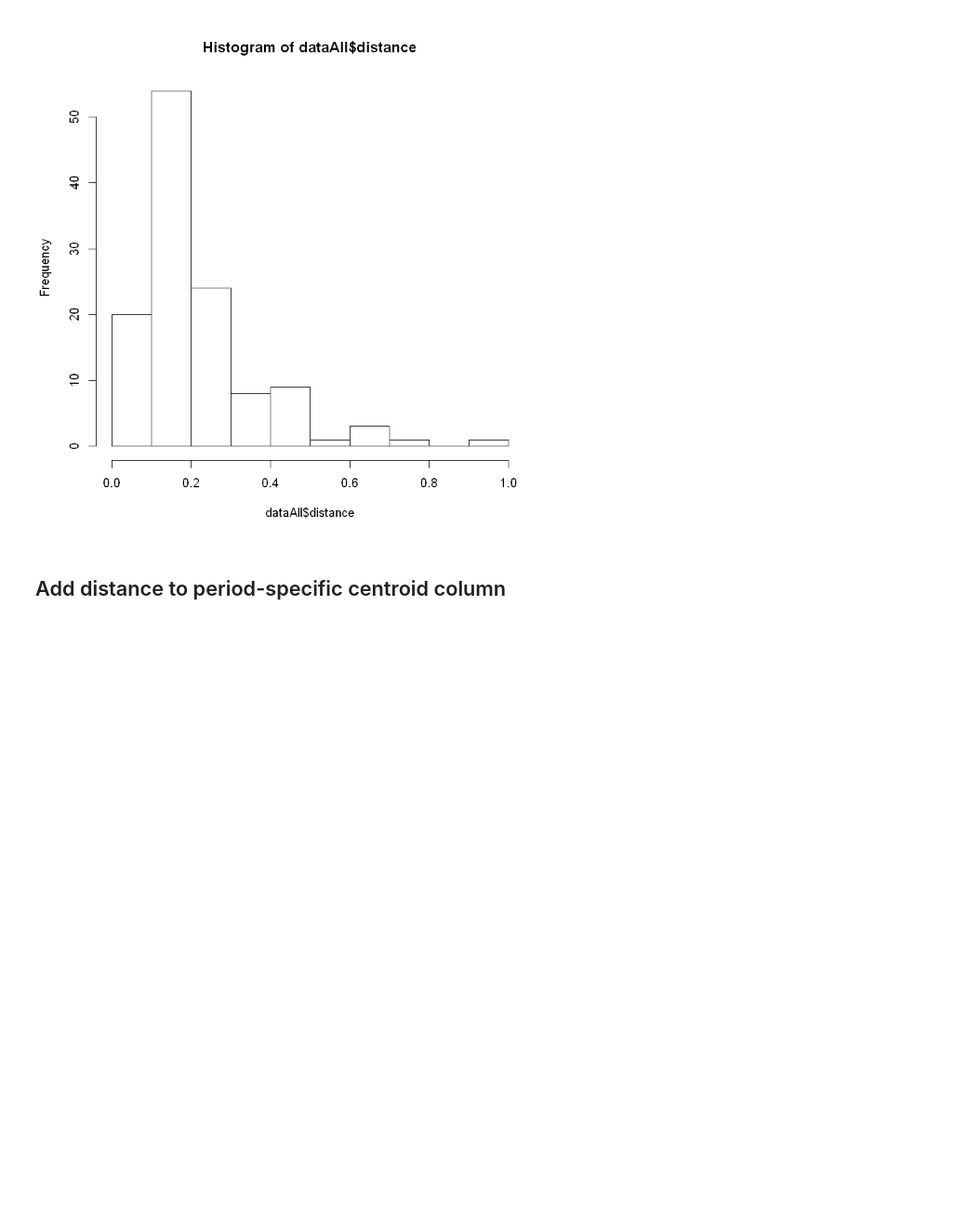
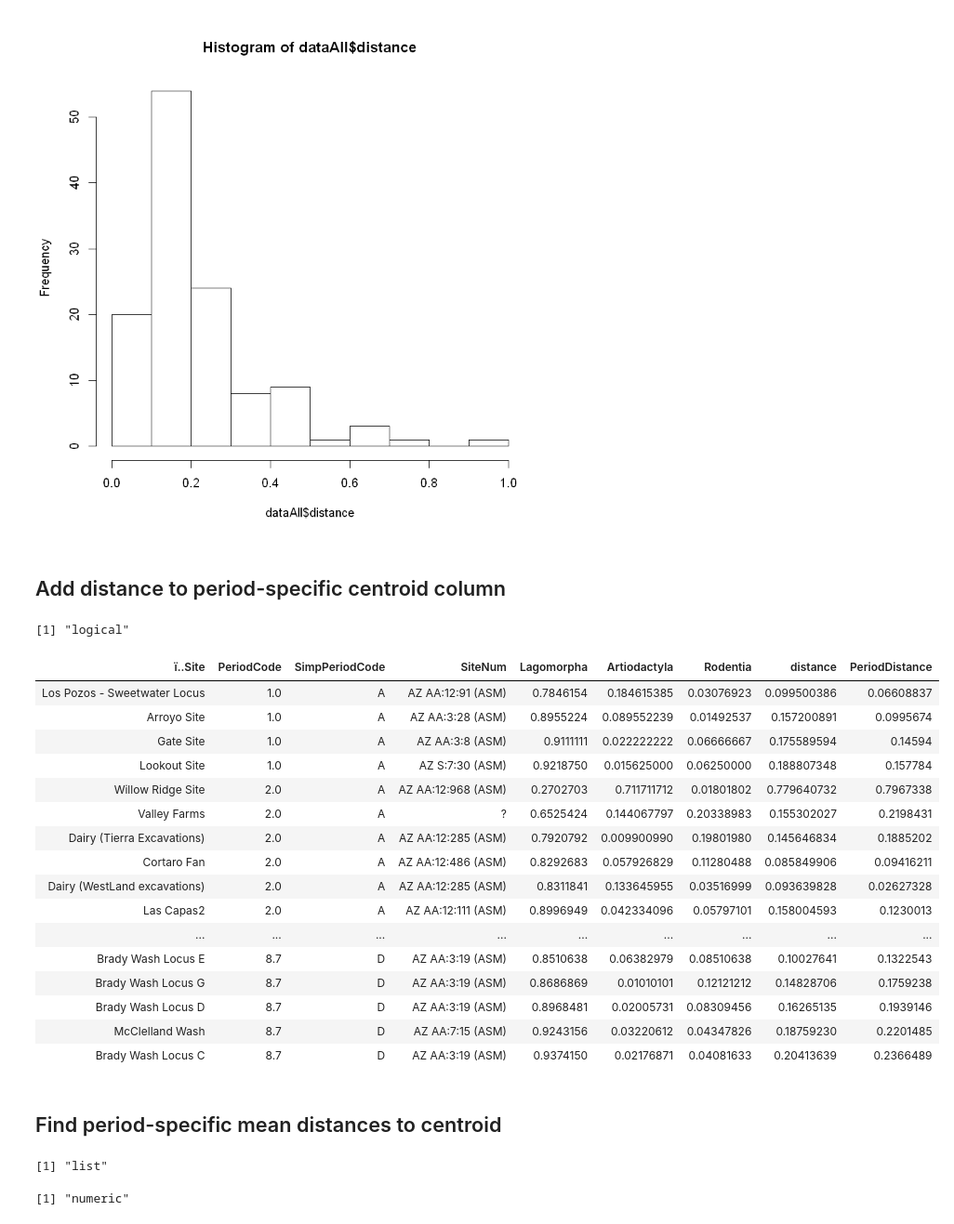
Before and after one commit to josephbeaver/TernaryEuclidean, a Jupyter notebook: Hohokam Data Analysis.ipynb, the cells around one changed output. Shown at 93% size. Cells and saved outputs as stored; diff of their text form; code cells hidden in the pictures; blank space fills up the shorter version.

```diff
--- a/Hohokam Data Analysis.ipynb
+++ b/Hohokam Data Analysis.ipynb
@@ -178,0 +156,51 @@ hist(dataAll$distance)
+# %%
+dataAll[, "PeriodDistance"] <- NA
+class(dataAll$PeriodDistance)
+# %% [output]
+[1] "logical"
+# %%
+distance3D <- function(a, b)
+{
+    sqrt((a[1] - b[1])^2 + (a[2] - b[2])^2 + (a[3] - b[3])^2)
+}
+# %%
+# This is a bit hacky. Seems like there ought to be a straightforward way to simply
+# add this as a calculated column, but I can't get it to work
+troika <- c("Lagomorpha", "Artiodactyla", "Rodentia")
+for (i in 1:nrow(dataAll))
+{
+    if (is.na(dataAll$SimpPeriodCode[i] ))
+    {
+        dataAll$PeriodDistance[i] <- NA
+    } else
+    {
+        periodIndex <- which(c("A", "B", "C", "D") == dataAll$SimpPeriodCode[i])[[1]]
+        dataAll$PeriodDistance[i] <- distance3D(dfCentroids[periodIndex, troika], dataAll[i, troika])
+    }
+}
+# %%
+dataAll
+# %% [output]
+| ï..Site | PeriodCode | SimpPeriodCode | SiteNum | Lagomorpha | Artiodactyla | Rodentia | distance | PeriodDistance |
+| Los Pozos - Sweetwater Locus | 1.0 | A | AZ AA:12:91 (ASM) | 0.7846154 | 0.184615385 | 0.03076923 | 0.099500386 | 0.06608837 |
+| Arroyo Site | 1.0 | A | AZ AA:3:28 (ASM) | 0.8955224 | 0.089552239 | 0.01492537 | 0.157200891 | 0.0995674 |
+| Gate Site | 1.0 | A | AZ AA:3:8 (ASM) | 0.9111111 | 0.022222222 | 0.06666667 | 0.175589594 | 0.14594 |
+| Lookout Site | 1.0 | A | AZ S:7:30 (ASM) | 0.9218750 | 0.015625000 | 0.06250000 | 0.188807348 | 0.157784 |
+| Willow Ridge Site | 2.0 | A | AZ AA:12:968 (ASM) | 0.2702703 | 0.711711712 | 0.01801802 | 0.779640732 | 0.7967338 |
+| Valley Farms | 2.0 | A | ? | 0.6525424 | 0.144067797 | 0.20338983 | 0.155302027 | 0.2198431 |
+| Dairy (Tierra Excavations) | 2.0 | A | AZ AA:12:285 (ASM) | 0.7920792 | 0.009900990 | 0.19801980 | 0.145646834 | 0.1885202 |
+| Cortaro Fan | 2.0 | A | AZ AA:12:486 (ASM) | 0.8292683 | 0.057926829 | 0.11280488 | 0.085849906 | 0.09416211 |
+| Dairy (WestLand excavations) | 2.0 | A | AZ AA:12:285 (ASM) | 0.8311841 | 0.133645955 | 0.03516999 | 0.093639828 | 0.02627328 |
+| Las Capas2 | 2.0 | A | AZ AA:12:111 (ASM) | 0.8996949 | 0.042334096 | 0.05797101 | 0.158004593 | 0.1230013 |
+| ... | ... | ... | ... | ... | ... | ... | ... | ... |
+| Brady Wash Locus E | 8.7 | D | AZ AA:3:19 (ASM) | 0.8510638 | 0.06382979 | 0.08510638 | 0.10027641 | 0.1322543 |
+| Brady Wash Locus G | 8.7 | D | AZ AA:3:19 (ASM) | 0.8686869 | 0.01010101 | 0.12121212 | 0.14828706 | 0.1759238 |
+| Brady Wash Locus D | 8.7 | D | AZ AA:3:19 (ASM) | 0.8968481 | 0.02005731 | 0.08309456 | 0.16265135 | 0.1939146 |
+| McClelland Wash | 8.7 | D | AZ AA:7:15 (ASM) | 0.9243156 | 0.03220612 | 0.04347826 | 0.18759230 | 0.2201485 |
+| Brady Wash Locus C | 8.7 | D | AZ AA:3:19 (ASM) | 0.9374150 | 0.02176871 | 0.04081633 | 0.20413639 | 0.2366489 |
+# %% [markdown]
+## Find period-specific mean distances to centroid
+# %%
+class(dataAll$PeriodDistance)  # WTF? Why is this column full of lists?????
+# %% [output]
+[1] "list"
@@ -178,0 +209,4 @@ hist(dataAll$distance)
+# %%
+class(dataAll$PeriodDistance)
+# %% [output]
+[1] "numeric"
```
Also changed, not shown: parts of 7 cells of this notebook.
